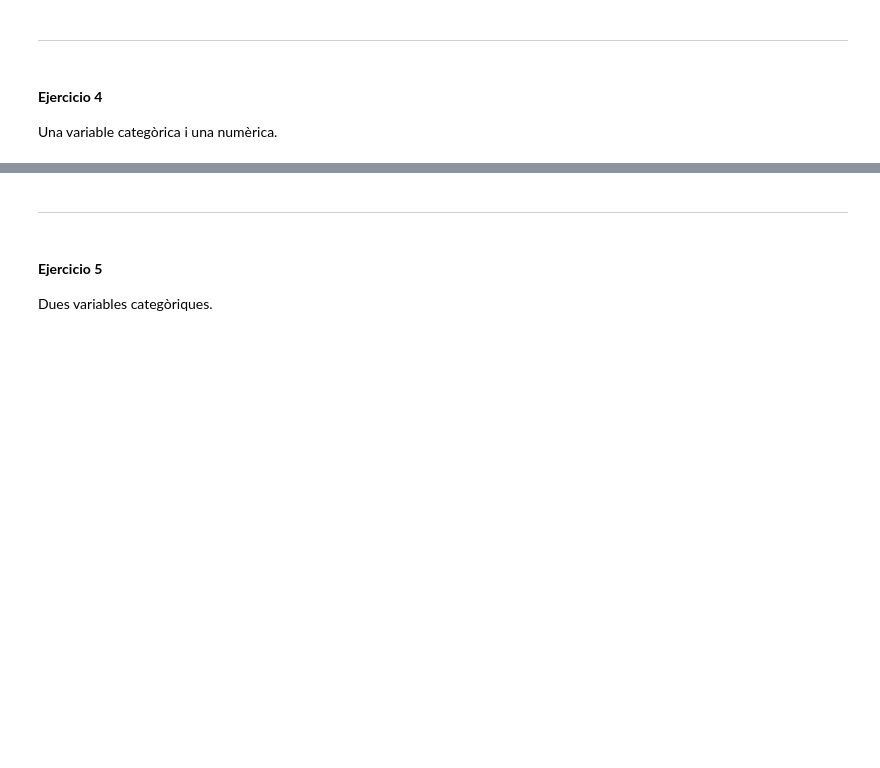
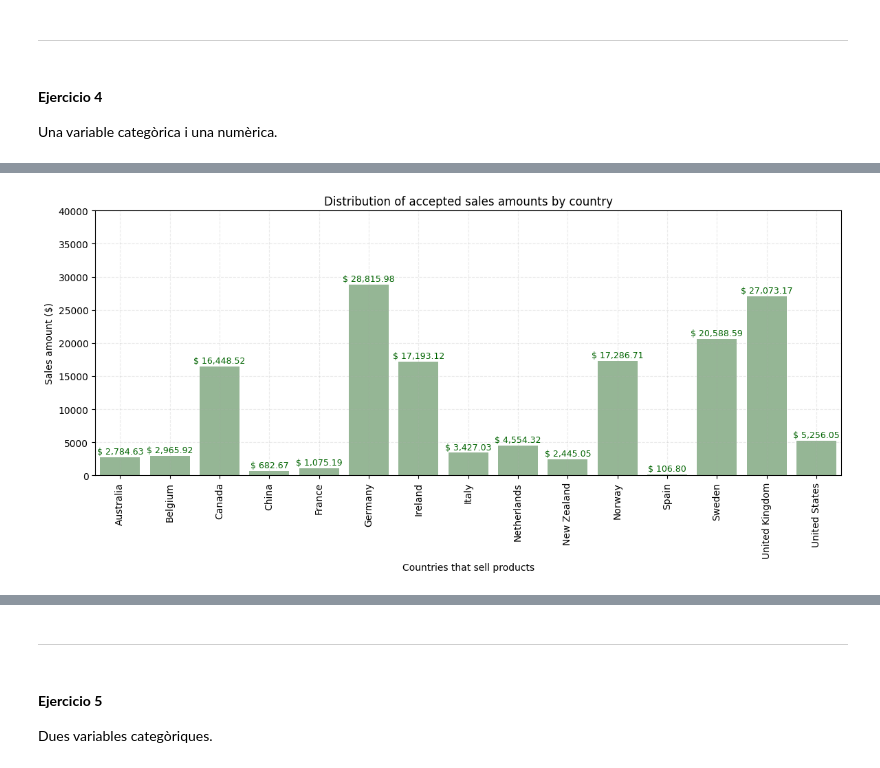
Before and after one commit to Muriburu/ITAcademy, a Jupyter notebook: Sprint 8 - Visualitzacions en Python Scripts en Power BI/Tarea S801.ipynb, the cells around one changed output, grey strips where cells are left out. Cells and saved outputs as stored; diff of their text form; code cells hidden in the pictures; blank space fills up the shorter version.

```diff
--- a/Sprint 8 - Visualitzacions en Python Scripts en Power BI/Tarea S801.ipynb
+++ b/Sprint 8 - Visualitzacions en Python Scripts en Power BI/Tarea S801.ipynb
@@ -302,0 +312,28 @@ Una variable categòrica i una numèrica.
+# %%
+plt.figure(figsize=(14, 5))
+
+# Unir transactions con companies para obtener el país del vendedor
+transactions_with_companies = dict_transactions['transactions'].merge(dict_transactions['companies'][['company_id', 'country']], on='company_id', how='left')
+
+# Agrupo por país y calculo la media de las transacciones aceptadas
+country_sum_accepted_sales = transactions_with_companies.groupby('country')['amount'].sum().reset_index()
+
+X = country_sum_accepted_sales['country']
+Y = country_sum_accepted_sales['amount']
+
+# Ventas por país
+sns.barplot(x= X, y= Y, color="darkseagreen")
+plt.title("Distribution of accepted sales amounts by country")
+plt.xlabel("Countries that sell products")
+plt.ylabel("Sales amount ($)")
+plt.xticks(rotation=90)
+plt.ylim(0, 40000)
+plt.grid(True, linestyle='--', alpha=0.25)
+
+# Etiquetas de valores
+for i, v in enumerate(Y):
+    plt.text(i, v + 500, f"$ {v:,.2f}", ha='center', fontsize=9, color='darkgreen')
+
+plt.show()
+# %% [output]
+[figure, added]
```
Also changed, not shown: parts of 30 cells of this notebook.
